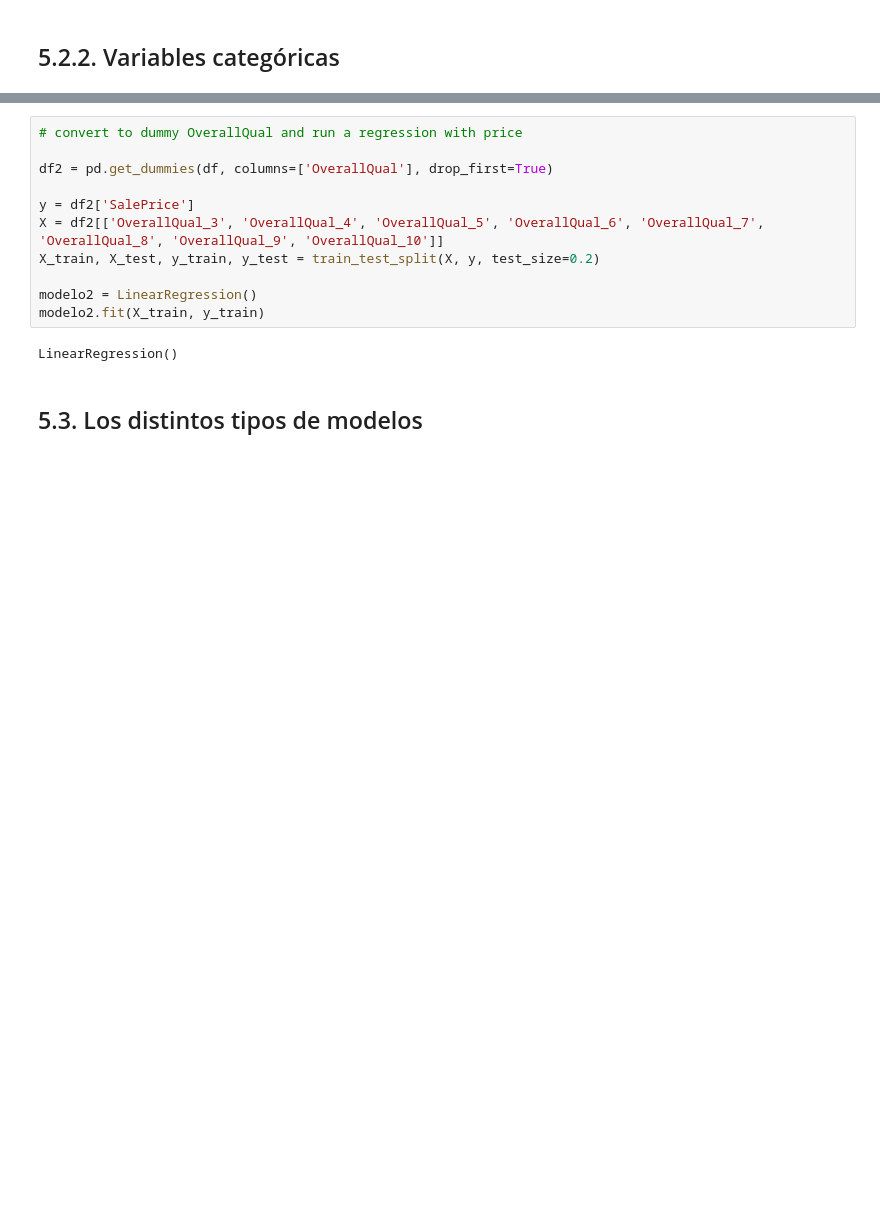
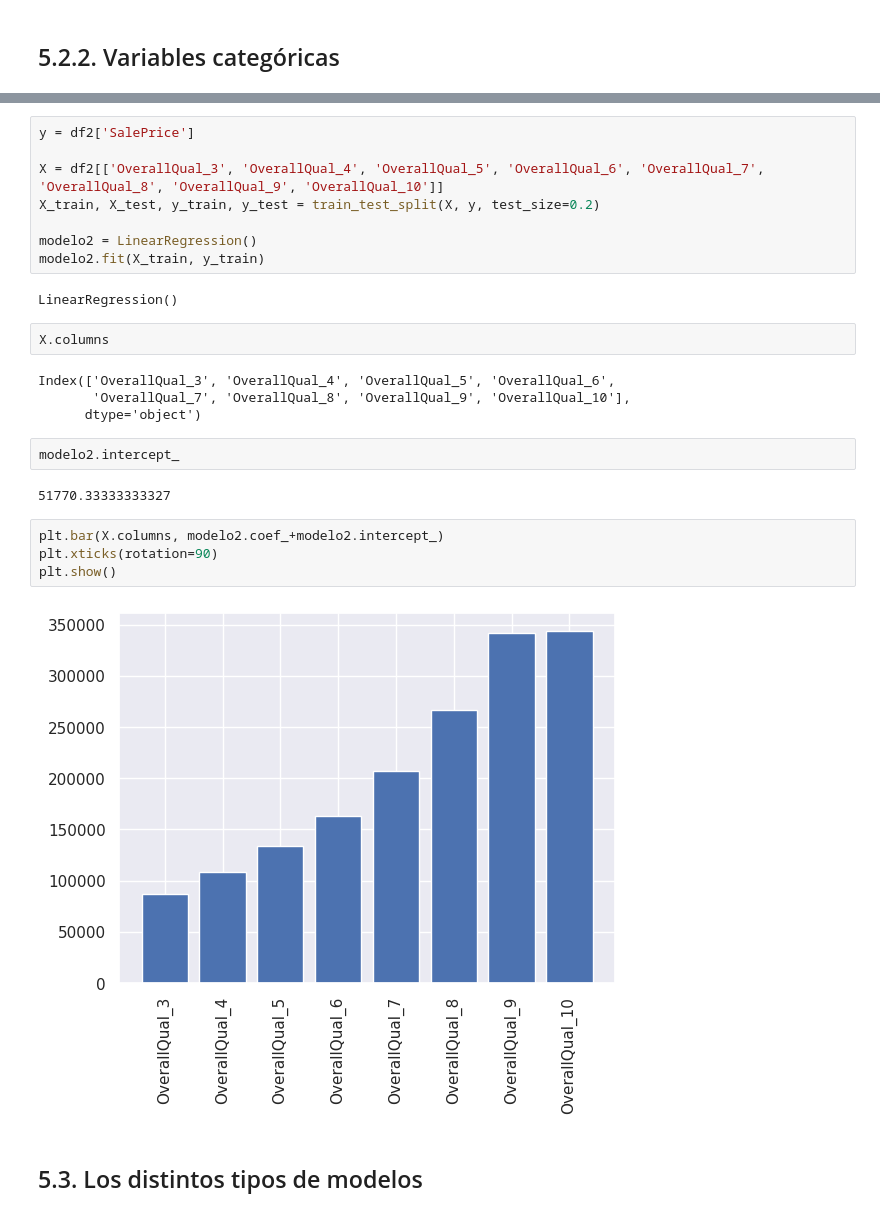
Before and after one commit to alejo-acosta/pmdb-material, a Jupyter notebook: _build/jupyter_execute/5.0-modelamiento.ipynb, the cells around one changed output, grey strips where cells are left out. Saved outputs shown, nothing was run; the diff lists cells and outputs as text; blank space fills up the shorter version.

```diff
--- a/_build/jupyter_execute/5.0-modelamiento.ipynb
+++ b/_build/jupyter_execute/5.0-modelamiento.ipynb
@@ -343,9 +380,6 @@ Name: OverallQual, dtype: int64
 # %%
-# convert to dummy OverallQual and run a regression with price
+y = df2['SalePrice']
 
-df2 = pd.get_dummies(df, columns=['OverallQual'], drop_first=True)
-
-y = df2['SalePrice']
 X = df2[['OverallQual_3', 'OverallQual_4', 'OverallQual_5', 'OverallQual_6', 'OverallQual_7', 'OverallQual_8', 'OverallQual_9', 'OverallQual_10']]
 X_train, X_test, y_train, y_test = train_test_split(X, y, test_size=0.2)
 
@@ -353,6 +387,22 @@ modelo2 = LinearRegression()
 modelo2.fit(X_train, y_train)
 # %% [output]
 LinearRegression()
+# %%
+X.columns
+# %% [output]
+Index(['OverallQual_3', 'OverallQual_4', 'OverallQual_5', 'OverallQual_6',
+       'OverallQual_7', 'OverallQual_8', 'OverallQual_9', 'OverallQual_10'],
+      dtype='object')
+# %%
+modelo2.intercept_
+# %% [output]
+51770.33333333327
+# %%
+plt.bar(X.columns, modelo2.coef_+modelo2.intercept_)
+plt.xticks(rotation=90)
+plt.show()
+# %% [output]
+[figure, added]
 # %% [markdown]
 ## 5.3. Los distintos tipos de modelos
 # %% [markdown]
```
Also changed, not shown: parts of 22 cells of this notebook, 49 other files.
